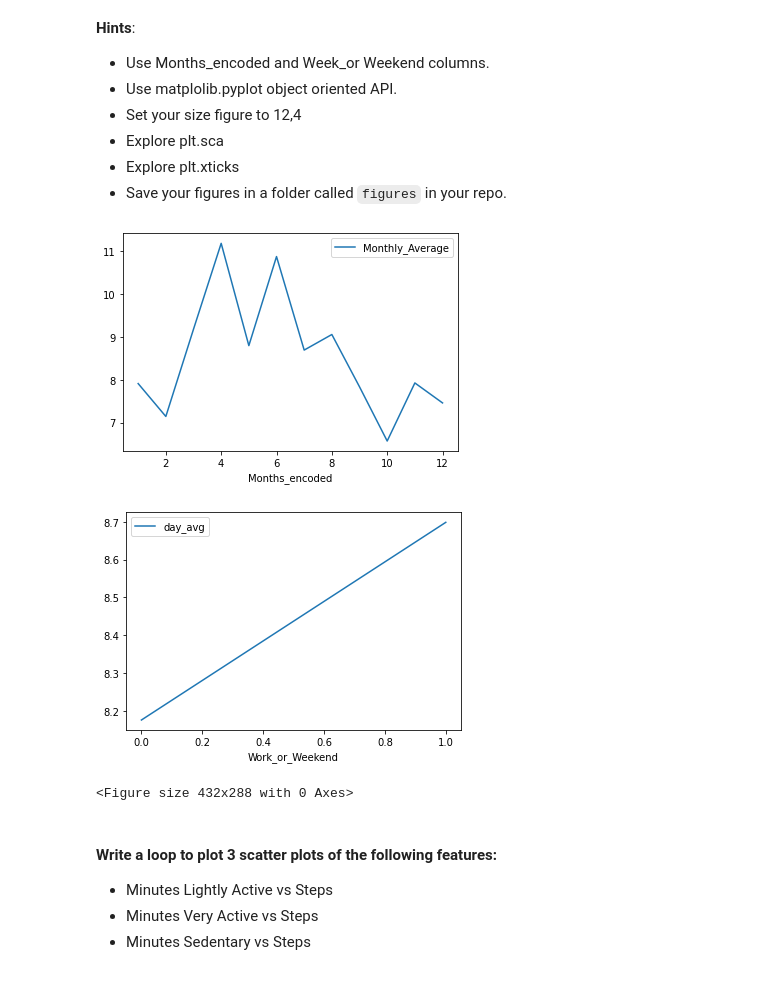
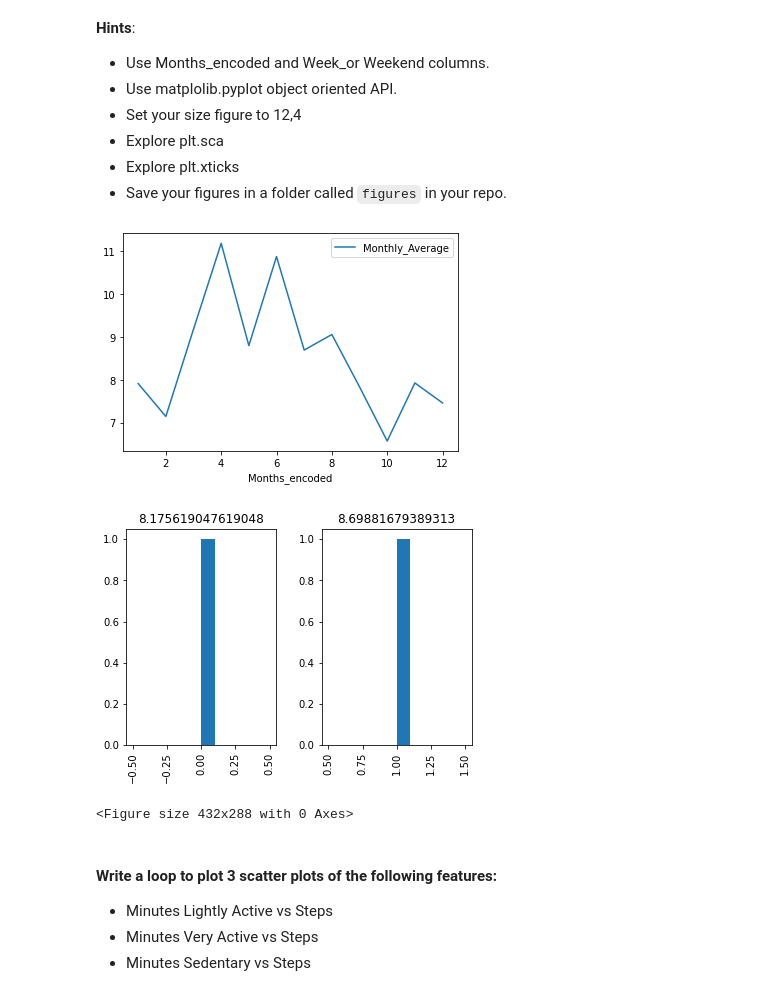
Before and after one commit to jdediegoAb/dataptmad0522_labs, a Jupyter notebook: module-2/matplotlib-seaborn/your-code/main.ipynb, the cells around one changed output. Drawn from its saved outputs; the diff is of its cells as text; code cells hidden in the pictures.

```diff
--- a/module-2/matplotlib-seaborn/your-code/main.ipynb
+++ b/module-2/matplotlib-seaborn/your-code/main.ipynb
@@ -116,20 +116,20 @@ How the average number of steps change by month. Use the appropriate visualizati
 # %%
 
 # MEDIAN STEPS BY MONTH_ENCODED
 # your code here
 fitbit1= (fitbit.groupby(['Months_encoded'])['Distance'].mean().reset_index(name='Monthly_Average'))
 fitbit1.plot('Months_encoded','Monthly_Average')
 # MEDIAN STEPS BY WORK_OR_WEEKEND
 # your code here
 
 fitbit2=(fitbit.groupby(['Work_or_Weekend'])['Distance'].mean().reset_index(name='day_avg'))
-fitbit2.plot('Work_or_Weekend','day_avg')
+fitbit2.hist('Work_or_Weekend','day_avg')
 
 fig1=plt.figure()
 fig1.savefig('../Figures/Figure1.png',transparent=False, dpi=80, bbox_inches="tight")
 # %% [output]
 [figure]
-[figure, old version]
+[figure, new version]
 <Figure size 432x288 with 0 Axes>
 # %% [markdown]
 #### Write a loop to plot 3 scatter plots of the following features:
```
